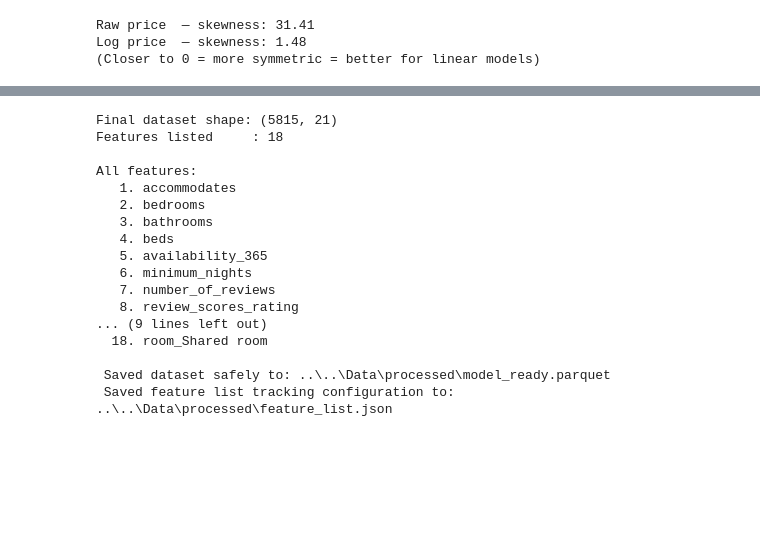
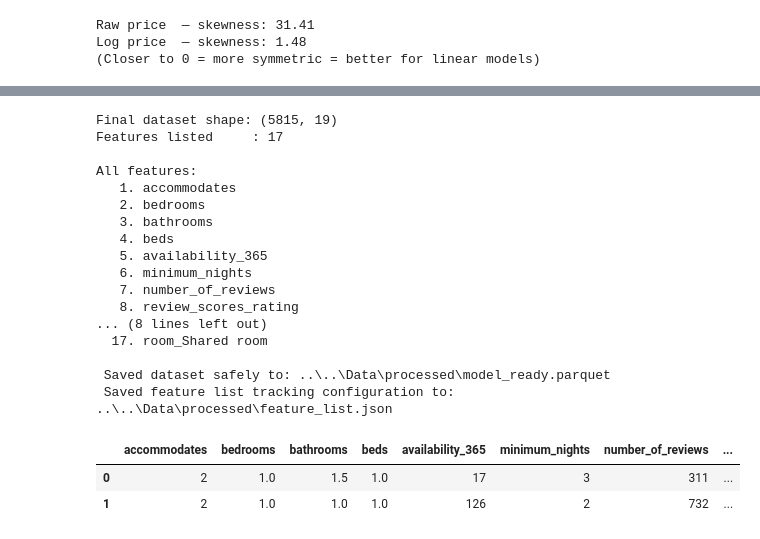
Before and after one commit to ChamodyaMihirath/airbnb-data-engineering-pipeline, a Jupyter notebook: ML/notebooks/02_Feature_Engineering.ipynb, the cells around one changed output, grey strips where cells are left out. Cells and saved outputs as stored; diff of their text form; code cells hidden in the pictures; blank space fills up the shorter version.

```diff
--- a/ML/notebooks/02_Feature_Engineering.ipynb
+++ b/ML/notebooks/02_Feature_Engineering.ipynb
@@ -286,7 +300,7 @@ TARGET = 'log_price'
 
 # 2. RESOLVE DUPLICATES & BUILD MODEL DATAFRAME
 
-extra_cols = [TARGET, 'price', 'room_type', 'neighbourhood_cleansed']
+extra_cols = [TARGET, 'price']
 final_columns = ALL_FEATURES + [col for col in extra_cols if col not in ALL_FEATURES]
 
 model_df = df[final_columns].copy()
@@ -316,8 +330,8 @@ with open(json_path, 'w') as f:
     json.dump(ALL_FEATURES, f)
 print(f' Saved feature list tracking configuration to: {json_path}')
 # %% [output]
-Final dataset shape: (5815, 21)
-Features listed     : 18
+Final dataset shape: (5815, 19)
+Features listed     : 17
 
 All features:
    1. accommodates
@@ -328,8 +342,14 @@ All features:
    6. minimum_nights
    7. number_of_reviews
    8. review_scores_rating
-... (9 lines left out)
-  18. room_Shared room
+... (8 lines left out)
+  17. room_Shared room
 
  Saved dataset safely to: ..\..\Data\processed\model_ready.parquet
  Saved feature list tracking configuration to: ..\..\Data\processed\feature_list.json
+# %%
+model_df.head(2)
+# %% [output]
+|  | accommodates | bedrooms | bathrooms | beds | availability_365 | minimum_nights | number_of_reviews | ... |
+| 0 | 2 | 1.0 | 1.5 | 1.0 | 17 | 3 | 311 | ... |
+| 1 | 2 | 1.0 | 1.0 | 1.0 | 126 | 2 | 732 | ... |
```
Also changed, not shown: parts of 5 cells of this notebook, 5 other files.
